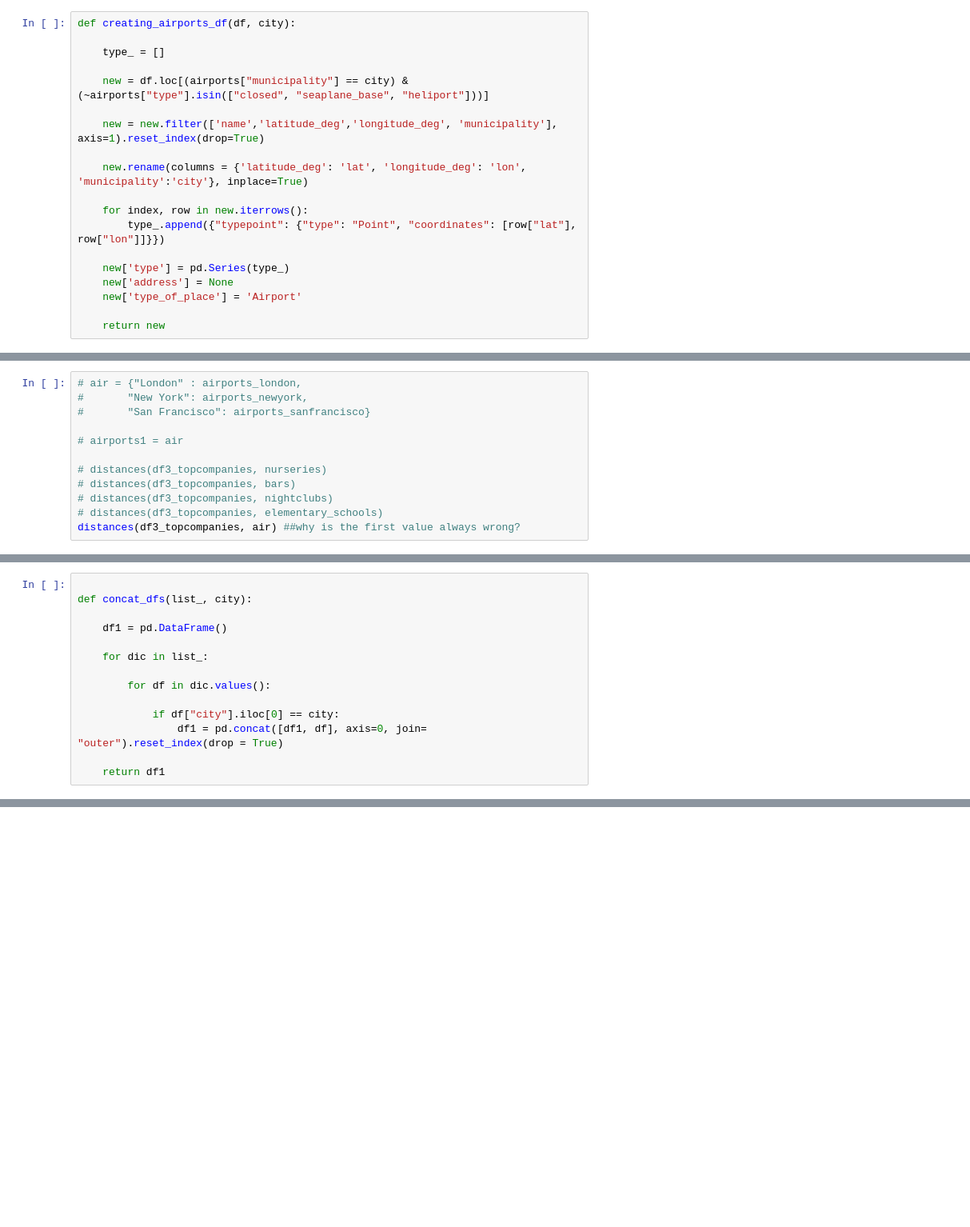
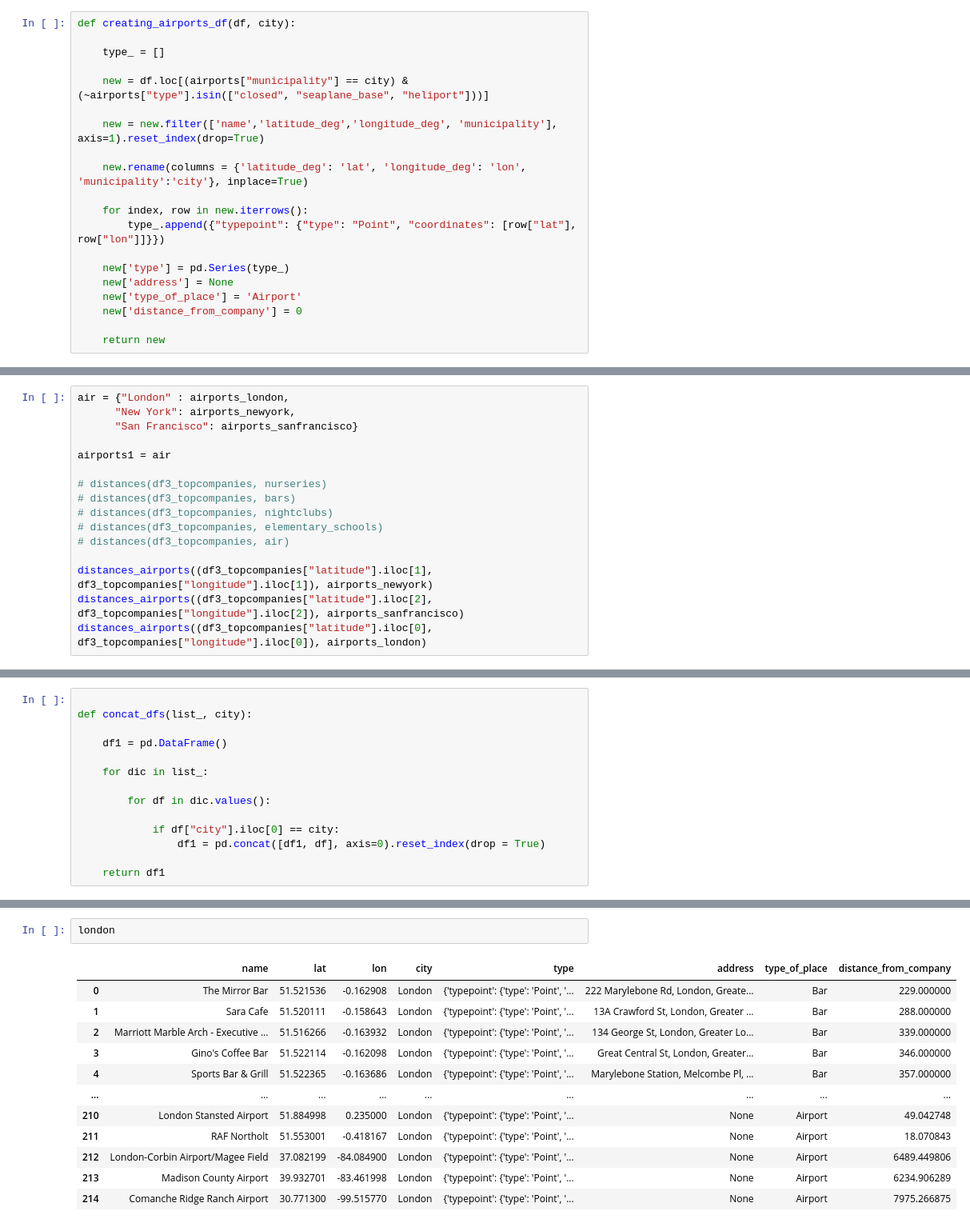
Before and after one commit to Maya-Souza/Project_3_Company_Headquarters, a Jupyter notebook: Untitled.ipynb, the cells around one changed output, grey strips where cells are left out. Shown at 80% size. Drawn from its saved outputs; the diff is of its cells as text; blank space fills up the shorter version.

```diff
--- a/Untitled.ipynb
+++ b/Untitled.ipynb
@@ -158,6 +159,7 @@ def creating_airports_df(df, city):
     new['type'] = pd.Series(type_)
     new['address'] = None
     new['type_of_place'] = 'Airport'
+    new['distance_from_company'] = 0
 
     return new
 # %%
@@ -292,12 +332,16 @@ def distances(df, dic):
 # %%
-# air = {"London" : airports_london,
-#       "New York": airports_newyork,
-#       "San Francisco": airports_sanfrancisco}
+air = {"London" : airports_london,
+      "New York": airports_newyork,
+      "San Francisco": airports_sanfrancisco}
 
-# airports1 = air
+airports1 = air
 
 # distances(df3_topcompanies, nurseries)
 # distances(df3_topcompanies, bars)
 # distances(df3_topcompanies, nightclubs)
 # distances(df3_topcompanies, elementary_schools)
-distances(df3_topcompanies, air) ##why is the first value always wrong?
+# distances(df3_topcompanies, air)
+
+distances_airports((df3_topcompanies["latitude"].iloc[1], df3_topcompanies["longitude"].iloc[1]), airports_newyork)
+distances_airports((df3_topcompanies["latitude"].iloc[2], df3_topcompanies["longitude"].iloc[2]), airports_sanfrancisco)
+distances_airports((df3_topcompanies["latitude"].iloc[0], df3_topcompanies["longitude"].iloc[0]), airports_london)
@@ -320,7 +356,7 @@ def concat_dfs(list_, city):
         for df in dic.values():
 
             if df["city"].iloc[0] == city:
-                df1 = pd.concat([df1, df], axis=0, join= "outer").reset_index(drop = True)
+                df1 = pd.concat([df1, df], axis=0).reset_index(drop = True)
 
     return df1
 # %%
@@ -345,0 +366,15 @@ new_york
+# %%
+london
+# %% [output]
+|  | name | lat | lon | city | type | address | type_of_place | distance_from_company |
+| 0 | The Mirror Bar | 51.521536 | -0.162908 | London | {'typepoint': {'type': 'Point', '... | 222 Marylebone Rd, London, Greate... | Bar | 229.000000 |
+| 1 | Sara Cafe | 51.520111 | -0.158643 | London | {'typepoint': {'type': 'Point', '... | 13A Crawford St, London, Greater ... | Bar | 288.000000 |
+| 2 | Marriott Marble Arch - Executive ... | 51.516266 | -0.163932 | London | {'typepoint': {'type': 'Point', '... | 134 George St, London, Greater Lo... | Bar | 339.000000 |
+| 3 | Gino's Coffee Bar | 51.522114 | -0.162098 | London | {'typepoint': {'type': 'Point', '... | Great Central St, London, Greater... | Bar | 346.000000 |
+| 4 | Sports Bar & Grill | 51.522365 | -0.163686 | London | {'typepoint': {'type': 'Point', '... | Marylebone Station, Melcombe Pl, ... | Bar | 357.000000 |
+| ... | ... | ... | ... | ... | ... | ... | ... | ... |
+| 210 | London Stansted Airport | 51.884998 | 0.235000 | London | {'typepoint': {'type': 'Point', '... | None | Airport | 49.042748 |
+| 211 | RAF Northolt | 51.553001 | -0.418167 | London | {'typepoint': {'type': 'Point', '... | None | Airport | 18.070843 |
+| 212 | London-Corbin Airport/Magee Field | 37.082199 | -84.084900 | London | {'typepoint': {'type': 'Point', '... | None | Airport | 6489.449806 |
+| 213 | Madison County Airport | 39.932701 | -83.461998 | London | {'typepoint': {'type': 'Point', '... | None | Airport | 6234.906289 |
+| 214 | Comanche Ridge Ranch Airport | 30.771300 | -99.515770 | London | {'typepoint': {'type': 'Point', '... | None | Airport | 7975.266875 |
```
Also changed, not shown: parts of 25 cells of this notebook.
